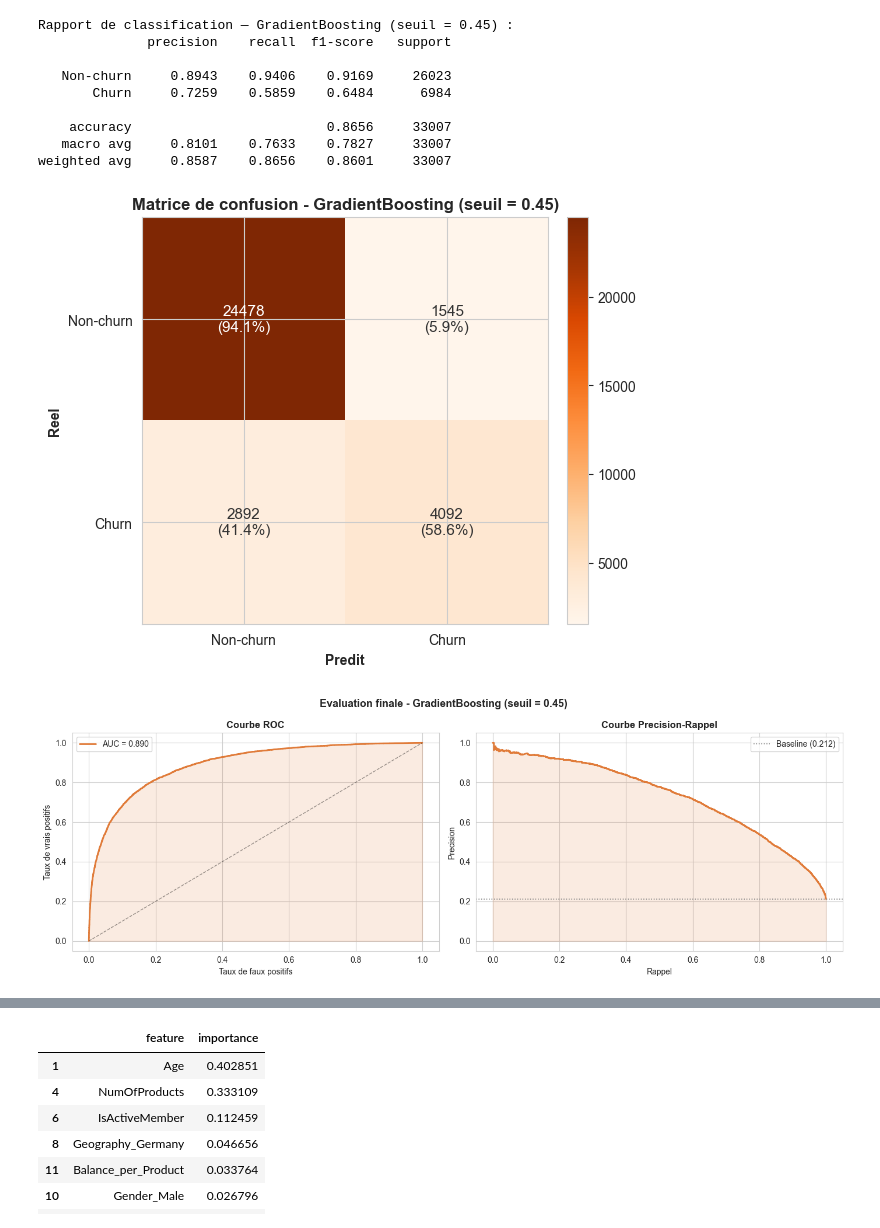
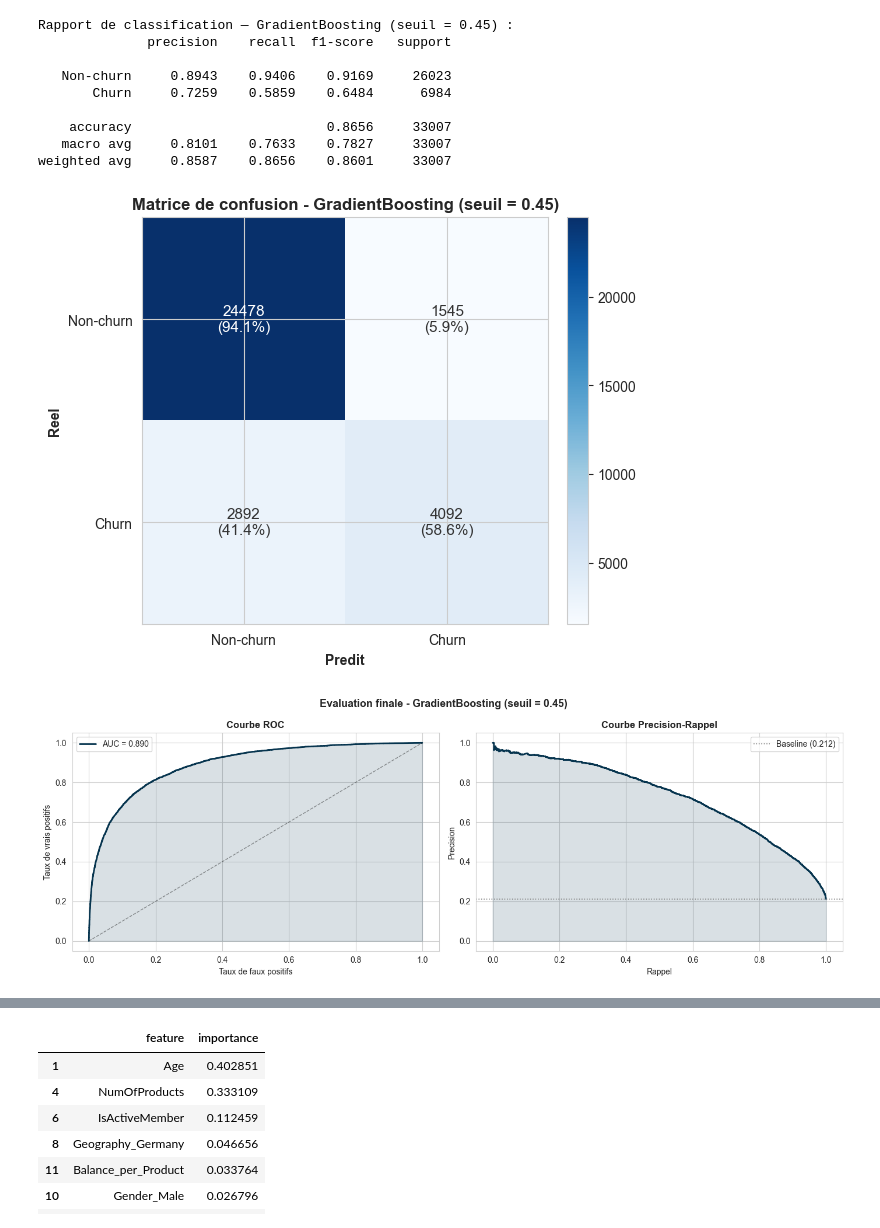
Before and after one commit to proslawa/Projet_ML2_G8, a Jupyter notebook: notebooks/03b_notebook_modelisation.ipynb, the cells around one changed output, grey strips where cells are left out. Cells and saved outputs as stored; diff of their text form; code cells hidden in the pictures.

```diff
--- a/notebooks/03b_notebook_modelisation.ipynb
+++ b/notebooks/03b_notebook_modelisation.ipynb
@@ -825,7 +833,7 @@ fig.patch.set_facecolor('white')
 
 for ax, metric in zip(axes, metrics_to_plot):
     col_data = df_test[metric].dropna().sort_values()
-    colors = ['#e07b39' if m == best_model_name else '#f3c5a8' for m in col_data.index]
+    colors = ['#06344e' if m == best_model_name else '#a8c5d8' for m in col_data.index]
     ax.barh(col_data.index, col_data.values, color=colors, alpha=0.9,
             edgecolor='white', height=0.65)
     ax.set_title(metric, fontweight='bold', fontsize=11, pad=6)
@@ -936,6 +944,10 @@ def _suggest_params(trial, model_name):
         return {
             'model__var_smoothing': trial.suggest_float('var_smoothing', 1e-11, 1e-5, log=True),
         }
+    if model_name == 'LogisticRegression':
+        return {
+            'model__C': trial.suggest_float('C', 1e-3, 100, log=True),
+        }
     return {}
 
 
@@ -1063,33 +1075,33 @@ weighted avg     0.8587    0.8656    0.8601     33007
 # %%
 cm = confusion_matrix(y_test, y_pred)
 fig, ax = plt.subplots(figsize=(6, 5))
-im = ax.imshow(cm, cmap='Oranges')
+im = ax.imshow(cm, cmap='Blues')
 plt.colorbar(im, ax=ax, fraction=0.046, pad=0.04)
 labels = ['Non-churn', 'Churn']
 for r in range(2):
     for c in range(2):
         pct = cm[r, c] / cm[r].sum() * 100
         txt = f'{cm[r, c]}' + chr(10) + f'({pct:.1f}%)'
         ax.text(c, r, txt,
                 ha='center', va='center', fontsize=11,
                 color='white' if cm[r, c] > cm.max() / 2 else '#333333')
 ax.set_xticks([0, 1]); ax.set_xticklabels(labels)
 ax.set_yticks([0, 1]); ax.set_yticklabels(labels)
 ax.set_xlabel('Predit', fontweight='bold')
 ax.set_ylabel('Reel', fontweight='bold')
 ax.set_title(f'Matrice de confusion - {best_model_name} (seuil = {BEST_THRESHOLD})', fontweight='bold')
 plt.tight_layout()
 plt.savefig(IMAGES_DIR / 'confusion_matrix.png', dpi=300, bbox_inches='tight')
 plt.show()
 # %% [output]
-[figure, old version]
+[figure, new version]
 # %%
 fig, axes = plt.subplots(1, 2, figsize=(14, 5))
 
 fpr, tpr, _ = roc_curve(y_test, y_score)
 auc_val = roc_auc_score(y_test, y_score)
-axes[0].plot(fpr, tpr, color='#e07b39', linewidth=2, label=f'AUC = {auc_val:.3f}')
-axes[0].fill_between(fpr, tpr, alpha=0.15, color='#e07b39')
+axes[0].plot(fpr, tpr, color='#06344e', linewidth=2, label=f'AUC = {auc_val:.3f}')
+axes[0].fill_between(fpr, tpr, alpha=0.15, color='#06344e')
 axes[0].plot([0, 1], [0, 1], 'k--', alpha=0.4, linewidth=1)
 axes[0].set_title('Courbe ROC', fontweight='bold')
 axes[0].set_xlabel('Taux de faux positifs')
@@ -1097,8 +1109,8 @@ axes[0].set_ylabel('Taux de vrais positifs')
 axes[0].legend()
 
 prec, rec, _ = precision_recall_curve(y_test, y_score)
-axes[1].plot(rec, prec, color='#e07b39', linewidth=2)
-axes[1].fill_between(rec, prec, alpha=0.15, color='#e07b39')
+axes[1].plot(rec, prec, color='#06344e', linewidth=2)
+axes[1].fill_between(rec, prec, alpha=0.15, color='#06344e')
 axes[1].axhline(y_test.mean(), color='grey', linestyle=':', linewidth=1.2, label=f'Baseline ({y_test.mean():.3f})')
 axes[1].set_title('Courbe Precision-Rappel', fontweight='bold')
 axes[1].set_xlabel('Rappel')
@@ -1110,7 +1122,7 @@ plt.tight_layout()
 plt.savefig(IMAGES_DIR / 'roc_pr_curves.png', dpi=300, bbox_inches='tight')
 plt.show()
 # %% [output]
-[figure, old version]
+[figure, new version]
 # %%
 # Courbe de lift cumulé
 y_true_lift = y_test.reset_index(drop=True)
```
Also changed, not shown: parts of 36 cells of this notebook, 1 other file.
